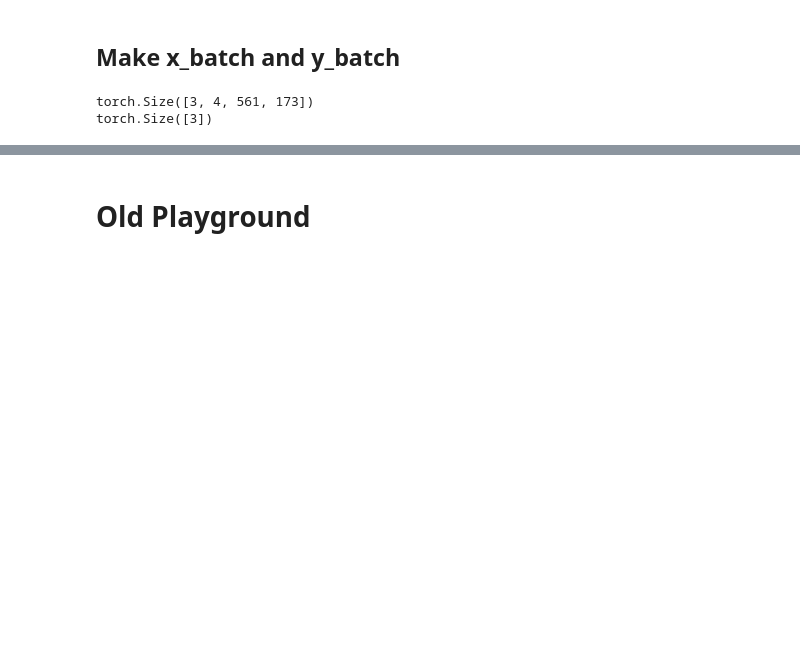
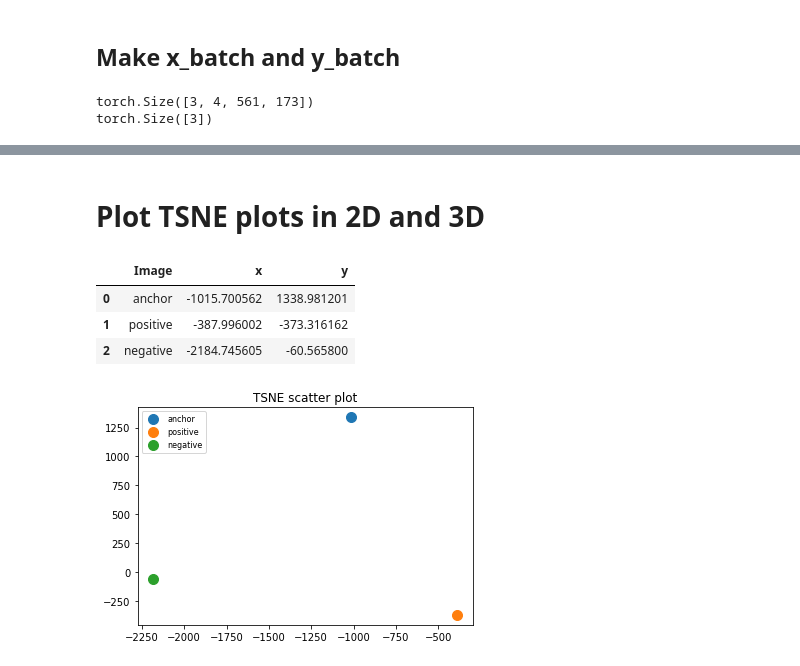
Before and after one commit to gauthsvenkat/whaledo, a Jupyter notebook: TSNE_start.ipynb, the cells around one changed output, grey strips where cells are left out. Drawn from its saved outputs; the diff is of its cells as text; code cells hidden in the pictures; blank space fills up the shorter version.

Commit message:
2D and 3D TSNE plots
2D and 3D TSNE plots.

```diff
--- a/TSNE_start.ipynb
+++ b/TSNE_start.ipynb
@@ -177,2 +158,0 @@ embeddings = model(x_batch)
-# %% [markdown]
-# Old Playground
@@ -242,0 +159,45 @@ embeddings = model(x_batch)
+# %% [markdown]
+# Plot TSNE plots in 2D and 3D
+# %%
+from sklearn.manifold import TSNE
+import matplotlib.pyplot as plt
+
+embeddings_array = embeddings.cpu() # otherwise it doesn't work
+embeddings_array = embeddings_array.detach().numpy()
+
+tsne = TSNE(random_state = 0, n_iter = 1000, metric = 'cosine')
+embeddings2d = tsne.fit_transform(embeddings_array)
+
+# Create DF
+embeddingsdf = pd.DataFrame()
+
+# Add game names
+embeddingsdf['Image'] = ['anchor','positive', 'negative']
+
+# Add x coordinate
+embeddingsdf['x'] = embeddings2d[:,0]
+# Add y coordinate
+embeddingsdf['y'] = embeddings2d[:,1]
+# Check
+embeddingsdf.head()
+# %% [output]
+|  | Image | x | y |
+| 0 | anchor | -1015.700562 | 1338.981201 |
+| 1 | positive | -387.996002 | -373.316162 |
+| 2 | negative | -2184.745605 | -60.565800 |
+# %%
+# Set figsize
+# Scatter points, set alpha low to make points translucent
+anchor = plt.scatter(embeddingsdf.x[0], embeddingsdf.y[0], s= 100)
+positive = plt.scatter(embeddingsdf.x[1], embeddingsdf.y[1], s= 100)
+negative = plt.scatter(embeddingsdf.x[2], embeddingsdf.y[2], s= 100)
+plt.legend((anchor,positive,negative),
+           ('anchor', 'positive', 'negative'),
+           scatterpoints=1,
+           loc='upper left',
+           ncol=1,
+           fontsize=8)
+plt.title('TSNE scatter plot')
+plt.show()
+# %% [output]
+[figure, added]
```
Also changed, not shown: parts of 11 cells of this notebook.
